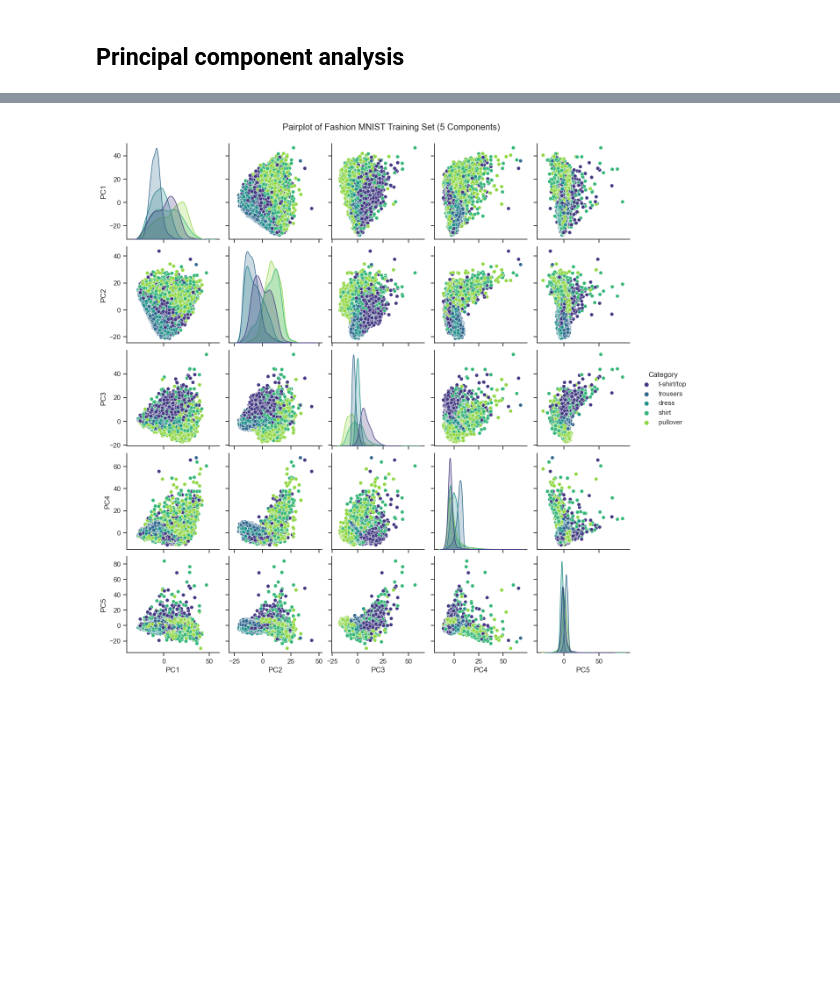
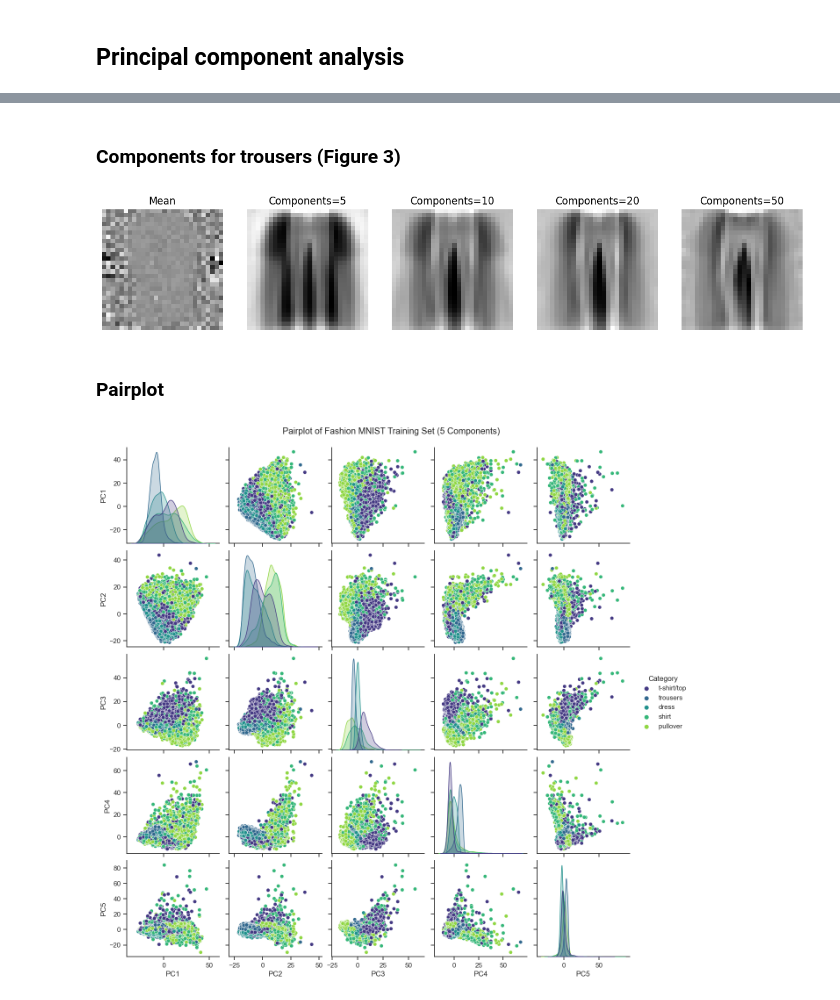
Before and after one commit to Purreskov/Machine-Learning, a Jupyter notebook: main.ipynb, the cells around one changed output, grey strips where cells are left out. Saved outputs shown, nothing was run; the diff lists cells and outputs as text; code cells hidden in the pictures; blank space fills up the shorter version.

```diff
--- a/main.ipynb
+++ b/main.ipynb
@@ -76,3 +150,68 @@ plt.show()
+# %% [markdown]
+### Components for trousers (Figure 3)
+# %%
+import numpy as np
+import pandas as pd
+import matplotlib.pyplot as plt
+from sklearn.decomposition import PCA
+from sklearn.preprocessing import StandardScaler
+
+# Load the Fashion MNIST training data
+train_data = np.load('fashion_train.npy')
+
+# Extract features (pixel values) and labels
+X_train = train_data[:, :-1]
+y_train = train_data[:, -1]
+
+# Map integer labels to corresponding string labels
+label_mapping = {0: "T-shirt/top", 1: "Trousers", 2: "Pullover", 3: "Dress", 4: "Shirt"}
+y_train_strings = np.array([label_mapping[label] for label in y_train])
+
+# Standardize the data
+scaler = StandardScaler()
+X_train_standardized = scaler.fit_transform(X_train)
+
+# Function to plot a 1x5 grid of images
+def plot_images(images, title):
+    fig, axes = plt.subplots(1, 5, figsize=(20, 4))
+    for i in range(5):
+        axes[i].imshow(images[i].reshape(28, 28), cmap='gray')
+        axes[i].axis('off')
+        axes[i].set_title(f'n_components={n_components_list[i]}')
+    fig.suptitle(title)
+    plt.show()
+
+# Choose number of principal components
+n_components_list = [0, 5, 10, 20, 50]
+
+# Create subplots for each number of principal components
+fig, axes = plt.subplots(1, 5, figsize=(15, 4))
+
+for i, n_components in enumerate(n_components_list):
+    pca = PCA(n_components=n_components)
+    principal_components = pca.fit_transform(X_train_standardized)
+
+    # Select a specific category (let's say trousers, which is category 1)
+    category_mask = (y_train == 1)
+    category_principal_components = principal_components[category_mask]
+
+    # Reshape principal components into images
+    reshaped_components = pca.inverse_transform(category_principal_components)
+
+    # Plot the reshaped principal components in the subplot
+    if n_components == 0:
+        axes[i].imshow(np.mean(reshaped_components, axis=0).reshape(28, 28), cmap='gray')
+        axes[i].set_title('Mean')
+    else:
+        axes[i].imshow(reshaped_components[0].reshape(28, 28), cmap='gray')
+        axes[i].set_title(f'Components={n_components}')
+
+    axes[i].axis('off')
+plt.show()
+# %% [output]
+[figure, added]
+# %% [markdown]
+### Pairplot
 # %%
 import numpy as np
 import pandas as pd
```
Also changed, not shown: parts of 5 cells of this notebook.
